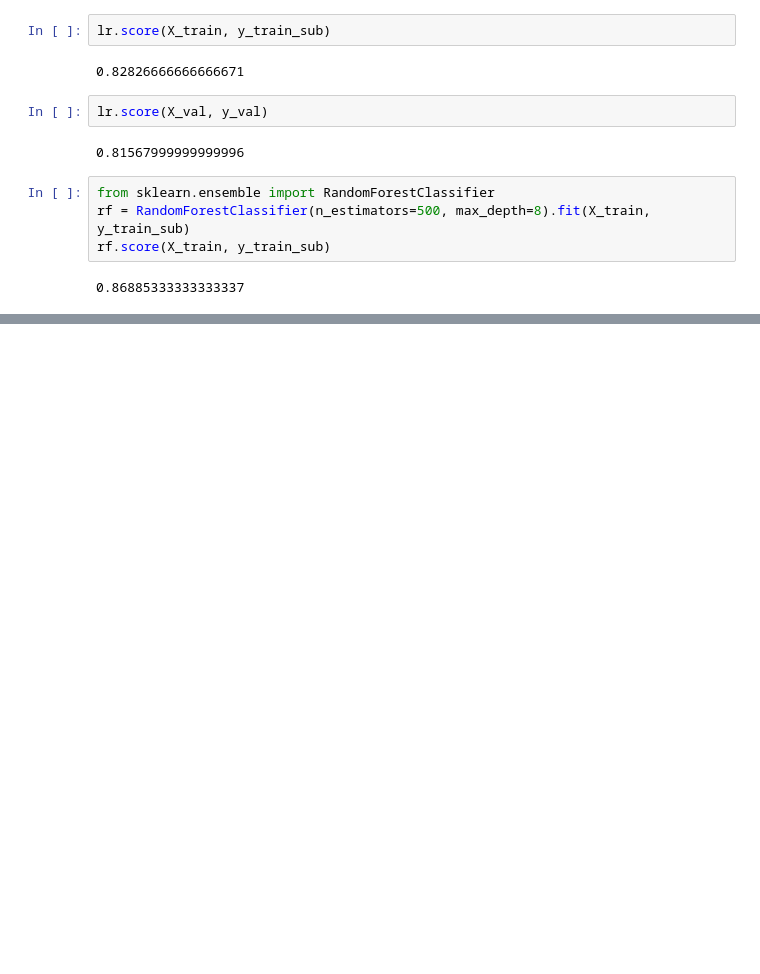
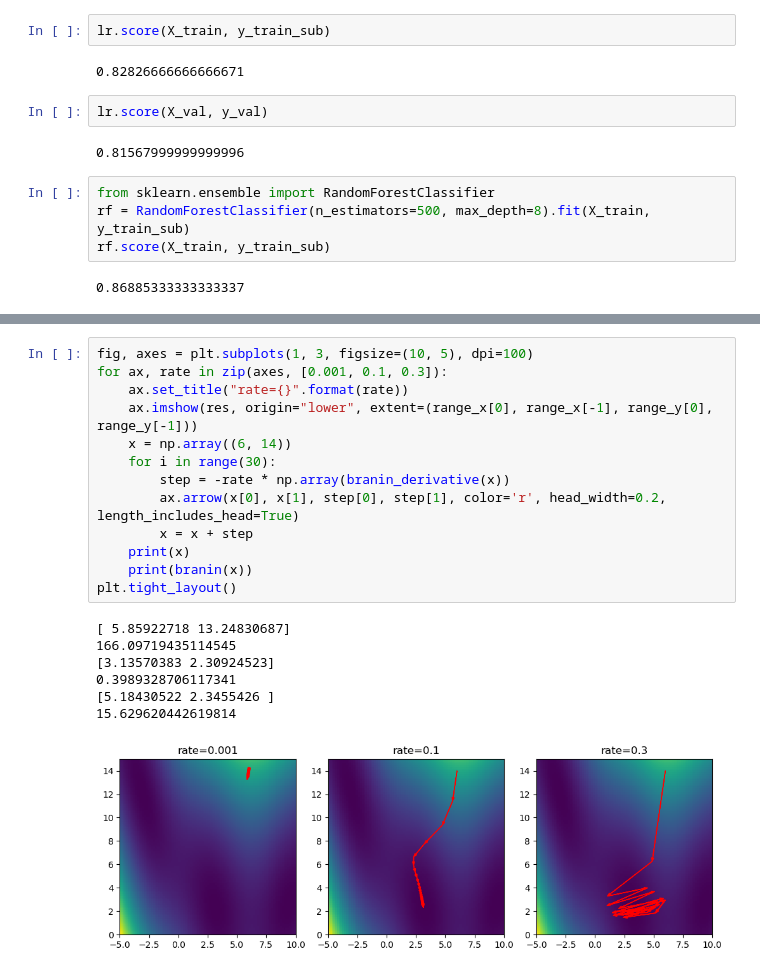
Before and after one commit to amueller/COMS4995-s19, a Jupyter notebook: slides/aml-19-word-embeddings/aml-21-word-embeddings.ipynb, the cells around one changed output, grey strips where cells are left out. Cells and saved outputs as stored; diff of their text form; blank space fills up the shorter version.

```diff
--- a/slides/aml-19-word-embeddings/aml-21-word-embeddings.ipynb
+++ b/slides/aml-19-word-embeddings/aml-21-word-embeddings.ipynb
@@ -289,0 +337,21 @@ rf.score(X_train, y_train_sub)
+# %%
+fig, axes = plt.subplots(1, 3, figsize=(10, 5), dpi=100)
+for ax, rate in zip(axes, [0.001, 0.1, 0.3]):
+    ax.set_title("rate={}".format(rate))
+    ax.imshow(res, origin="lower", extent=(range_x[0], range_x[-1], range_y[0], range_y[-1]))
+    x = np.array((6, 14))
+    for i in range(30):
+        step = -rate * np.array(branin_derivative(x))
+        ax.arrow(x[0], x[1], step[0], step[1], color='r', head_width=0.2, length_includes_head=True)
+        x = x + step
+    print(x)
+    print(branin(x))
+plt.tight_layout()
+# %% [output]
+[ 5.85922718 13.24830687]
+166.09719435114545
+[3.13570383 2.30924523]
+0.3989328706117341
+[5.18430522 2.3455426 ]
+15.629620442619814
+[figure, added]
```
Also changed, not shown: parts of 8 cells of this notebook, 1 other file.
